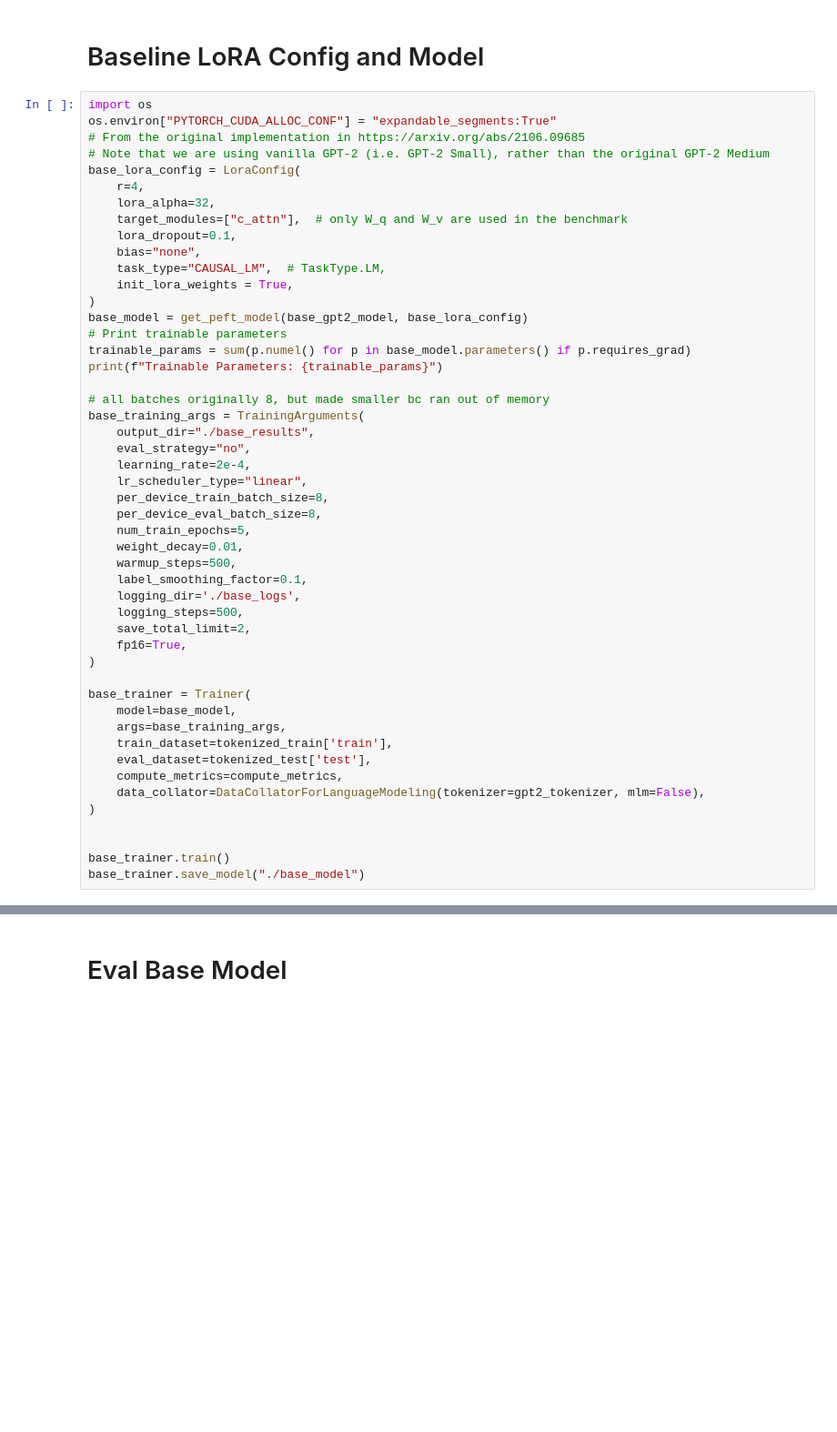
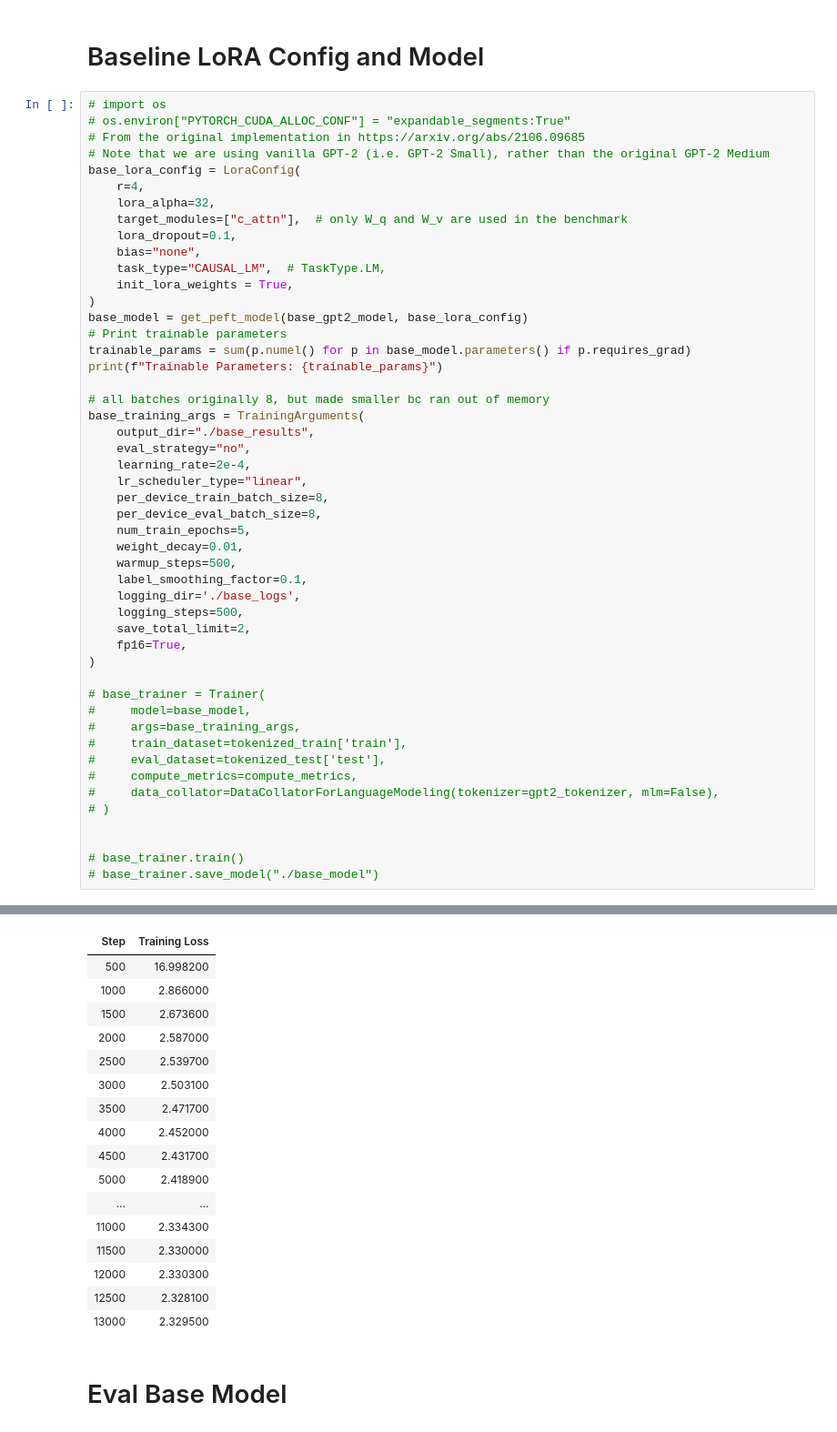
Before and after one commit to ryanaswift7/gpt2_LoRA_567, a Jupyter notebook: gpt2LoRA.ipynb, the cells around one changed output, grey strips where cells are left out. Shown at 91% size. Saved outputs shown, nothing was run; the diff lists cells and outputs as text; blank space fills up the shorter version.

```diff
--- a/gpt2LoRA.ipynb
+++ b/gpt2LoRA.ipynb
@@ -287,8 +287,8 @@ def evaluate_with_custom_generation(trainer, out_filename, beam_size, length_pen
 # %% [markdown]
 # Baseline LoRA Config and Model
 # %%
-import os
-os.environ["PYTORCH_CUDA_ALLOC_CONF"] = "expandable_segments:True"
+# import os
+# os.environ["PYTORCH_CUDA_ALLOC_CONF"] = "expandable_segments:True"
 # From the original implementation in https://arxiv.org/abs/2106.09685
 # Note that we are using vanilla GPT-2 (i.e. GPT-2 Small), rather than the original GPT-2 Medium
 base_lora_config = LoraConfig(
@@ -323,16 +323,16 @@ base_training_args = TrainingArguments(
     fp16=True,
 )
 
-base_trainer = Trainer(
-    model=base_model,
-    args=base_training_args,
-    train_dataset=tokenized_train['train'],
-    eval_dataset=tokenized_test['test'],
-    compute_metrics=compute_metrics,
-    data_collator=DataCollatorForLanguageModeling(tokenizer=gpt2_tokenizer, mlm=False),
-)
+# base_trainer = Trainer(
+#     model=base_model,
+#     args=base_training_args,
+#     train_dataset=tokenized_train['train'],
+#     eval_dataset=tokenized_test['test'],
+#     compute_metrics=compute_metrics,
+#     data_collator=DataCollatorForLanguageModeling(tokenizer=gpt2_tokenizer, mlm=False),
+# )
 
 
-base_trainer.train()
-base_trainer.save_model("./base_model")
+# base_trainer.train()
+# base_trainer.save_model("./base_model")
 # %% [output]
@@ -343,3 +341,20 @@ Compile with `TORCH_USE_CUDA_DSA` to enable device-side assertions.
+| Step | Training Loss |
+| 500 | 16.998200 |
+| 1000 | 2.866000 |
+| 1500 | 2.673600 |
+| 2000 | 2.587000 |
+| 2500 | 2.539700 |
+| 3000 | 2.503100 |
+| 3500 | 2.471700 |
+| 4000 | 2.452000 |
+| 4500 | 2.431700 |
+| 5000 | 2.418900 |
+| ... | ... |
+| 11000 | 2.334300 |
+| 11500 | 2.330000 |
+| 12000 | 2.330300 |
+| 12500 | 2.328100 |
+| 13000 | 2.329500 |
 # %% [markdown]
 # Eval Base Model
 # %%
```
Also changed, not shown: parts of 6 cells of this notebook.
